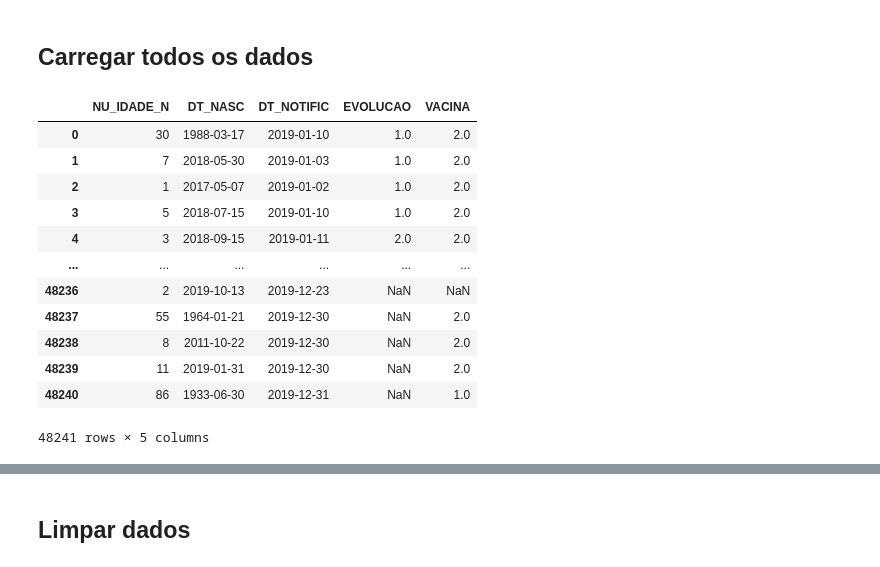
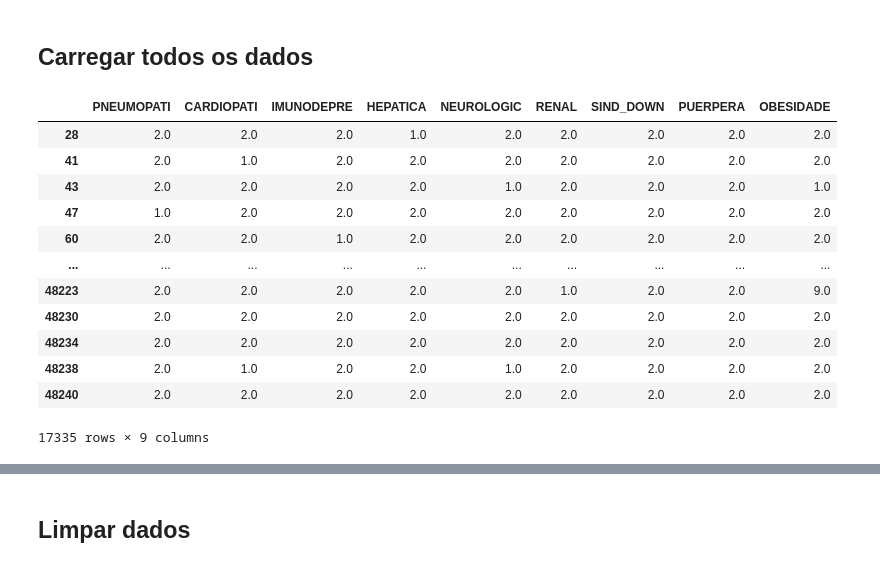
Before and after one commit to brunoartc/IC-Virus-Gripe, a Jupyter notebook: Estudo das variaveis.ipynb, the cells around one changed output, grey strips where cells are left out. Cells and saved outputs as stored; diff of their text form; code cells hidden in the pictures.

```diff
--- a/Estudo das variaveis.ipynb
+++ b/Estudo das variaveis.ipynb
@@ -465,25 +600,25 @@ def extract_important_commobities(comobities_list):
 # %%
 dataframes_org = load_dataframes()
 # %%
-aa = dataframes_org[-1][['NU_IDADE_N', 'DT_NASC', 'DT_NOTIFIC', 'EVOLUCAO', 'VACINA']]
-aa
+#aa = dataframes_org[-1][['NU_IDADE_N', 'DT_NASC', 'DT_NOTIFIC', 'EVOLUCAO', 'VACINA']]
+#pd.get_dummies(dataframes_org[-1][comorbidades].dropna())
 #aag = (pd.to_datetime(aa['DT_NOTIFIC']) - pd.to_datetime(aa['DT_NASC']))/ timedelta(days=365)
 #print([comorbidades + ["COMORBIDADES"]])
 #transform_comorbidades_raw(dataframes_org[3].replace(np.nan, 0, regex=True))[comorbidades + ["COMORBIDADES"]]
 
 #clean_fields = sensitive_vars + comorbidades
     #clean_dataframe = df[clean_fields].replace(np.nan, 9, regex=True)
 # %% [output]
-|  | NU_IDADE_N | DT_NASC | DT_NOTIFIC | EVOLUCAO | VACINA |
-| 0 | 30 | 1988-03-17 | 2019-01-10 | 1.0 | 2.0 |
-| 1 | 7 | 2018-05-30 | 2019-01-03 | 1.0 | 2.0 |
-| 2 | 1 | 2017-05-07 | 2019-01-02 | 1.0 | 2.0 |
-| 3 | 5 | 2018-07-15 | 2019-01-10 | 1.0 | 2.0 |
-| 4 | 3 | 2018-09-15 | 2019-01-11 | 2.0 | 2.0 |
-| ... | ... | ... | ... | ... | ... |
-| 48236 | 2 | 2019-10-13 | 2019-12-23 | NaN | NaN |
-| 48237 | 55 | 1964-01-21 | 2019-12-30 | NaN | 2.0 |
-| 48238 | 8 | 2011-10-22 | 2019-12-30 | NaN | 2.0 |
-| 48239 | 11 | 2019-01-31 | 2019-12-30 | NaN | 2.0 |
-| 48240 | 86 | 1933-06-30 | 2019-12-31 | NaN | 1.0 |
+|  | PNEUMOPATI | CARDIOPATI | IMUNODEPRE | HEPATICA | NEUROLOGIC | RENAL | SIND_DOWN | PUERPERA | OBESIDADE |
+| 28 | 2.0 | 2.0 | 2.0 | 1.0 | 2.0 | 2.0 | 2.0 | 2.0 | 2.0 |
+| 41 | 2.0 | 1.0 | 2.0 | 2.0 | 2.0 | 2.0 | 2.0 | 2.0 | 2.0 |
+| 43 | 2.0 | 2.0 | 2.0 | 2.0 | 1.0 | 2.0 | 2.0 | 2.0 | 1.0 |
+| 47 | 1.0 | 2.0 | 2.0 | 2.0 | 2.0 | 2.0 | 2.0 | 2.0 | 2.0 |
+| 60 | 2.0 | 2.0 | 1.0 | 2.0 | 2.0 | 2.0 | 2.0 | 2.0 | 2.0 |
+| ... | ... | ... | ... | ... | ... | ... | ... | ... | ... |
+| 48223 | 2.0 | 2.0 | 2.0 | 2.0 | 2.0 | 1.0 | 2.0 | 2.0 | 9.0 |
+| 48230 | 2.0 | 2.0 | 2.0 | 2.0 | 2.0 | 2.0 | 2.0 | 2.0 | 2.0 |
+| 48234 | 2.0 | 2.0 | 2.0 | 2.0 | 2.0 | 2.0 | 2.0 | 2.0 | 2.0 |
+| 48238 | 2.0 | 1.0 | 2.0 | 2.0 | 1.0 | 2.0 | 2.0 | 2.0 | 2.0 |
+| 48240 | 2.0 | 2.0 | 2.0 | 2.0 | 2.0 | 2.0 | 2.0 | 2.0 | 2.0 |
-48241 rows × 5 columns
+17335 rows × 9 columns
```
Also changed, not shown: parts of 12 cells of this notebook.
